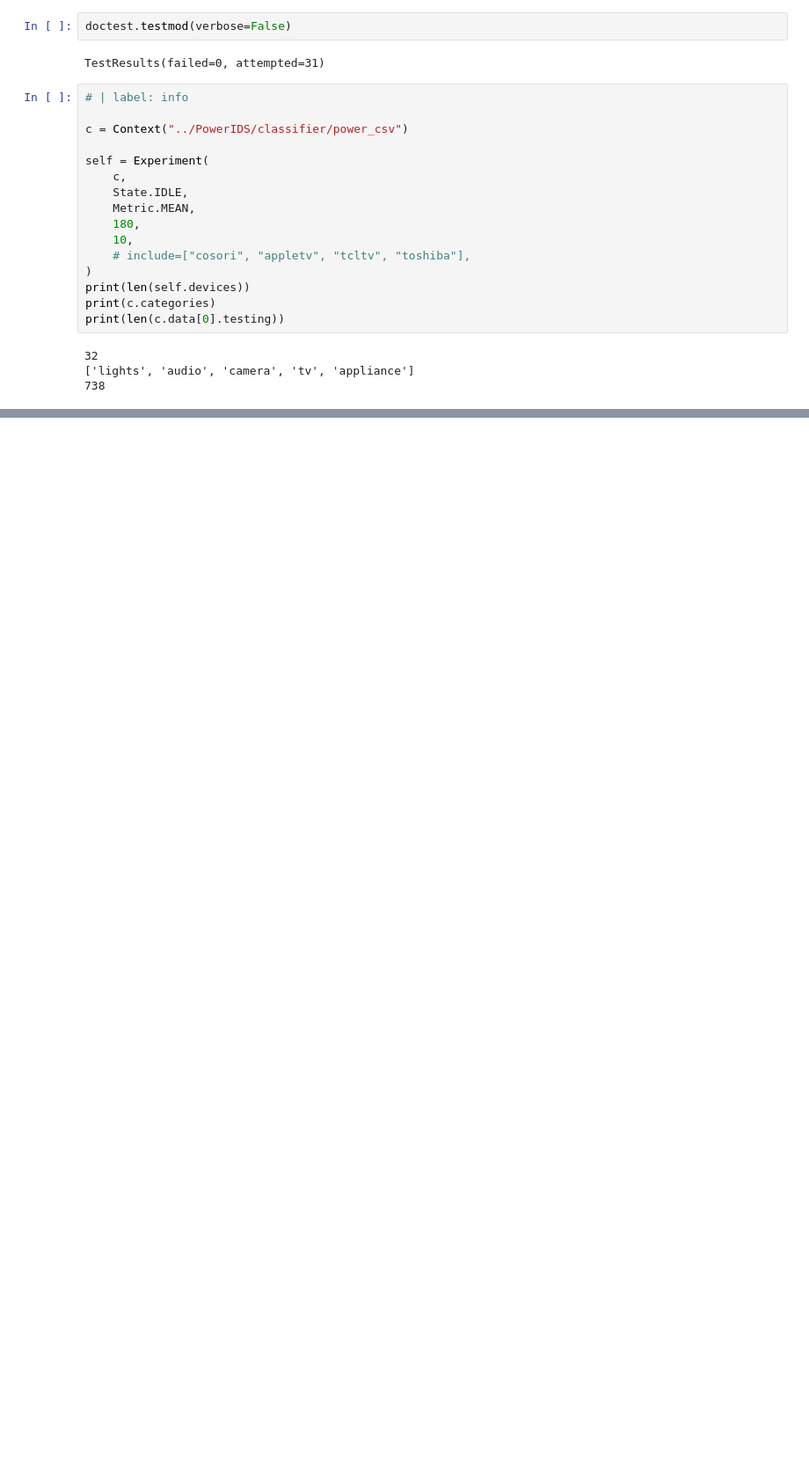
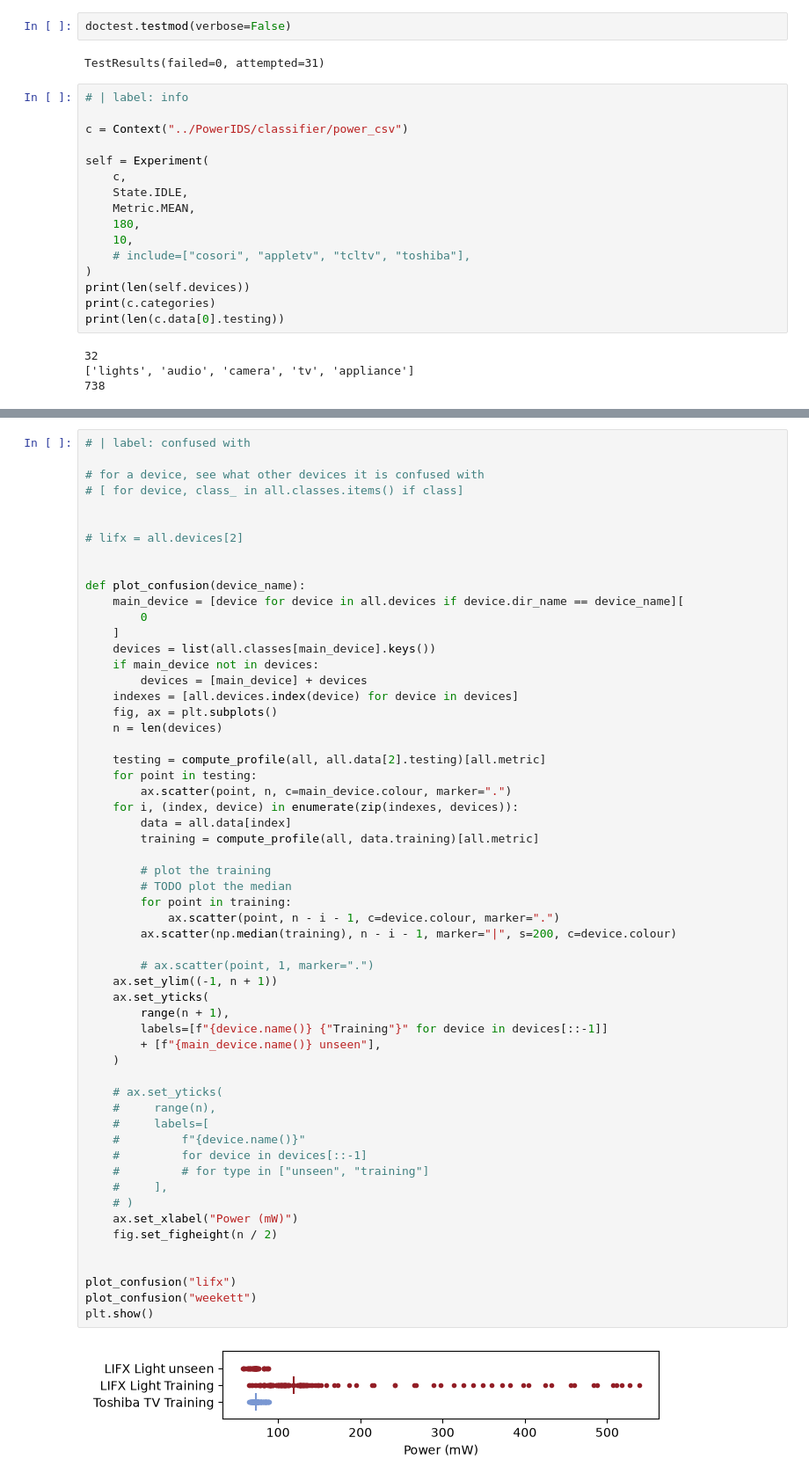
Before and after one commit to JackRobbers/thesis, a Jupyter notebook: analysis.ipynb, the cells around one changed output, grey strips where cells are left out. Shown at 88% size. Drawn from its saved outputs; the diff is of its cells as text; blank space fills up the shorter version.

```diff
--- a/analysis.ipynb
+++ b/analysis.ipynb
@@ -638,0 +791,59 @@ KeyError: <Metric.BOTH: 'both'>
+# %%
+# | label: confused with
+
+# for a device, see what other devices it is confused with
+# [ for device, class_ in all.classes.items() if class]
+
+
+# lifx = all.devices[2]
+
+
+def plot_confusion(device_name):
+    main_device = [device for device in all.devices if device.dir_name == device_name][
+        0
+    ]
+    devices = list(all.classes[main_device].keys())
+    if main_device not in devices:
+        devices = [main_device] + devices
+    indexes = [all.devices.index(device) for device in devices]
+    fig, ax = plt.subplots()
+    n = len(devices)
+
+    testing = compute_profile(all, all.data[2].testing)[all.metric]
+    for point in testing:
+        ax.scatter(point, n, c=main_device.colour, marker=".")
+    for i, (index, device) in enumerate(zip(indexes, devices)):
+        data = all.data[index]
+        training = compute_profile(all, data.training)[all.metric]
+
+        # plot the training
+        # TODO plot the median
+        for point in training:
+            ax.scatter(point, n - i - 1, c=device.colour, marker=".")
+        ax.scatter(np.median(training), n - i - 1, marker="|", s=200, c=device.colour)
+
+        # ax.scatter(point, 1, marker=".")
+    ax.set_ylim((-1, n + 1))
+    ax.set_yticks(
+        range(n + 1),
+        labels=[f"{device.name()} {"Training"}" for device in devices[::-1]]
+        + [f"{main_device.name()} unseen"],
+    )
+
+    # ax.set_yticks(
+    #     range(n),
+    #     labels=[
+    #         f"{device.name()}"
+    #         for device in devices[::-1]
+    #         # for type in ["unseen", "training"]
+    #     ],
+    # )
+    ax.set_xlabel("Power (mW)")
+    fig.set_figheight(n / 2)
+
+
+plot_confusion("lifx")
+plot_confusion("weekett")
+plt.show()
+# %% [output]
+[figure, added]
```
Also changed, not shown: parts of 6 cells of this notebook, 4 other files.
